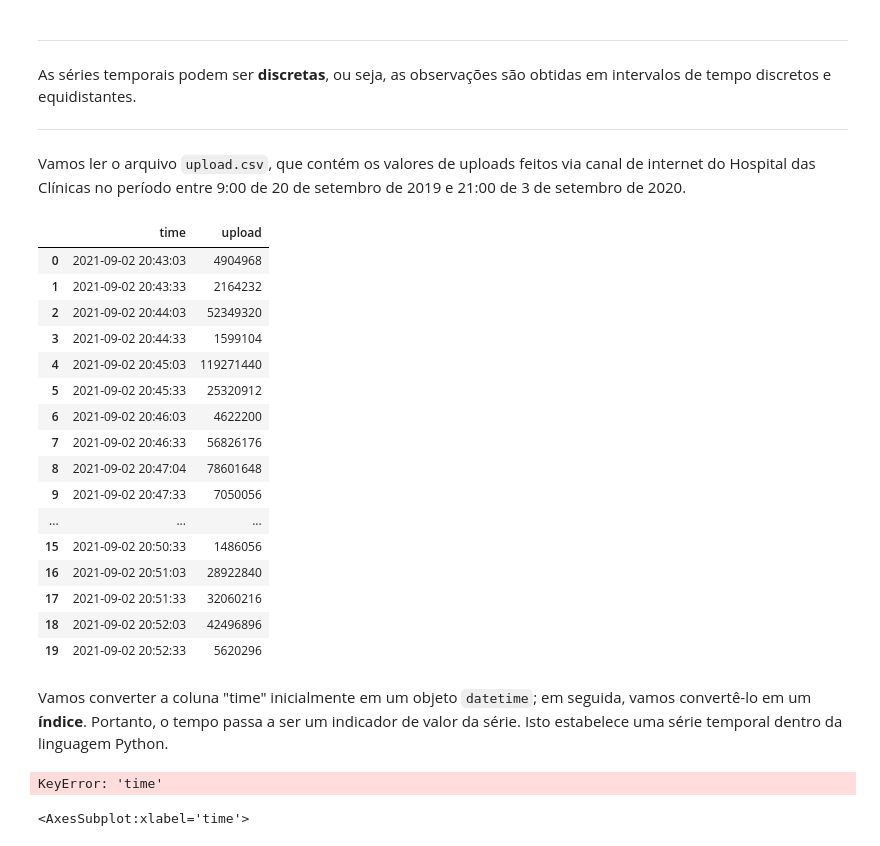
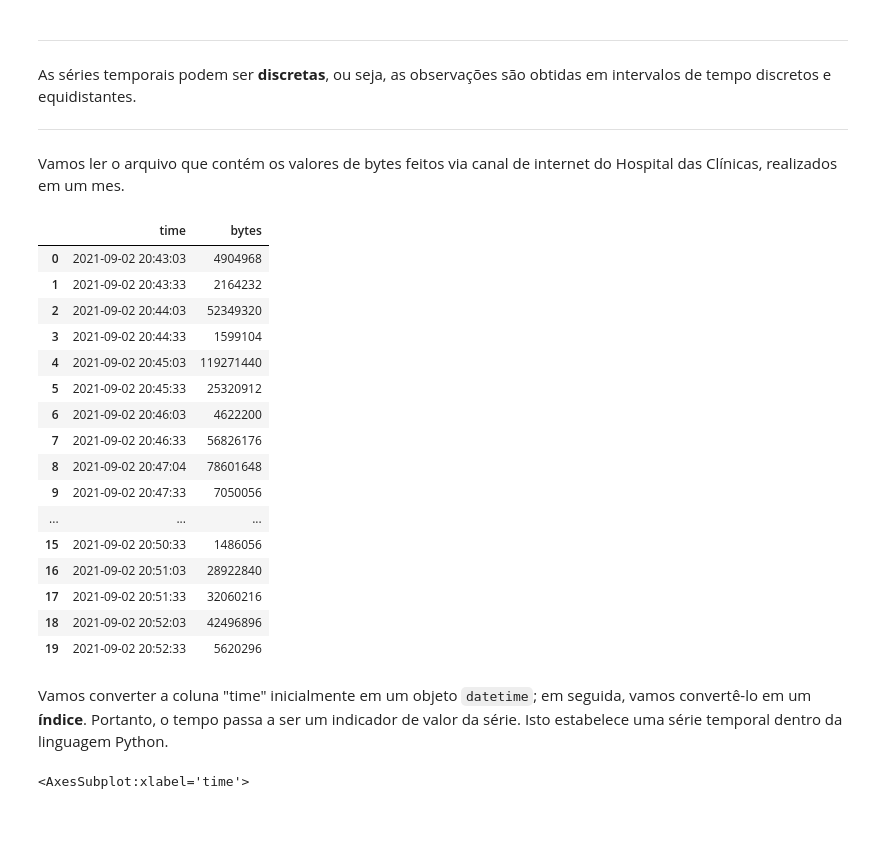
Before and after one commit to higor2100/TCC, a Jupyter notebook: Jupyter/PACS01 - Trafego In VDX PACS01_To_CORE02.ipynb, the cells around one changed output. Cells and saved outputs as stored; diff of their text form; code cells hidden in the pictures; blank space fills up the shorter version.

```diff
--- a/Jupyter/PACS01 - Trafego In VDX PACS01_To_CORE02.ipynb
+++ b/Jupyter/PACS01 - Trafego In VDX PACS01_To_CORE02.ipynb
@@ -24,15 +24,15 @@ Cada curva formada por uma séries recebe o nome de trajetória do processo fís
 As séries temporais podem ser __discretas__, ou seja, as observações são obtidas em intervalos de tempo discretos e equidistantes.
 ***
 # %% [markdown]
-Vamos ler o arquivo `upload.csv`, que contém os valores de uploads feitos via canal de internet do Hospital das Clínicas no período entre 9:00 de 20 de setembro de 2019 e 21:00 de 3 de setembro de 2020.
+Vamos ler o arquivo que contém os valores de bytes feitos via canal de internet do Hospital das Clínicas, realizados em um mes.
 # %%
 import pandas as pd
 from matplotlib import pyplot as plt
 pd.set_option('display.max_rows', 3100)
-upload = pd.read_csv('./Arquivo CSV/PACS01 - Trafego In VDX PACS01_To_CORE02.csv', sep=',')
-upload.head(20)
+bytes = pd.read_csv('./Arquivo CSV/PACS01 - Trafego In VDX PACS01_To_CORE02.csv', sep=',')
+bytes.head(20)
 # %% [output]
-|  | time | upload |
+|  | time | bytes |
 | 0 | 2021-09-02 20:43:03 | 4904968 |
 | 1 | 2021-09-02 20:43:33 | 2164232 |
 | 2 | 2021-09-02 20:44:03 | 52349320 |
@@ -60,9 +60,7 @@ def conversor(strdate):
     objdate = datetime.datetime.strptime(strdate,'%Y-%m-%d %H:%M:%S')
     return objdate
 # 'time' column converted to object datetime
-upload['time'] = upload['time'].map(lambda value: conversor(value))
+bytes['time'] = bytes['time'].map(lambda value: conversor(value))
 # 'time' is defined as a index
-upload = upload.set_index('time')
+bytes = bytes.set_index('time')
-# %% [output]
-KeyError: 'time'
 # %%
```
Also changed, not shown: parts of 21 cells of this notebook, 11 other files.
